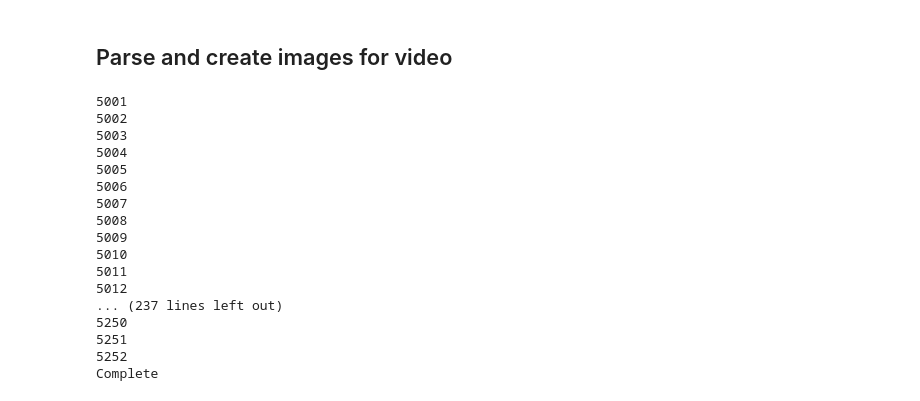
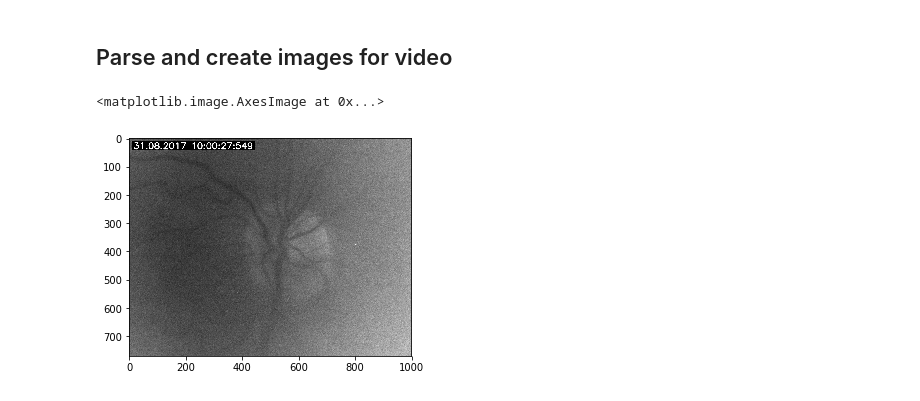
Before and after one commit to AndreaR23/vessel_segmentation, a Jupyter notebook: result_code/UNET/disks/DIsk_from_video.ipynb, the cells around one changed output. Cells and saved outputs as stored; diff of their text form; code cells hidden in the pictures.

```diff
--- a/result_code/UNET/disks/DIsk_from_video.ipynb
+++ b/result_code/UNET/disks/DIsk_from_video.ipynb
@@ -32,51 +38,10 @@ Loaded model from disk
 # %% [markdown]
 ## Parse and create images for video
 # %%
-path_video = '/mnt/data/aja/diplomka/polcar/Study_02_00103_03_L.avi'
+path_video = '/home/andrea/learning/vessel_segmentation/videa_pop2/Study_02_00056_01_L.avi'
 cap = cv2.VideoCapture(path_video)
 success, image = cap.read()
-totalFrames = cap.get(cv2.CAP_PROP_FRAME_COUNT)
+plt.imshow(image)
+# %% [output]
+<matplotlib.image.AxesImage at 0x...>
+[figure, added]
-# %%
-idx = 5000
-
-while success:
-    success, image = cap.read()
-
-    try:
-        test_img = preprocess_input(image_ut.preprocess_image(image))/255.
-        expand_test = np.expand_dims(test_img, axis=0)
-        predicted_img = unet_resnet18_100.predict(expand_test)
-
-        filtered_image = process_res.med_ext_med_filt(predicted_img)
-        tresholded_image = process_res.tresholding(filtered_image)
-
-        contours_image = process_res.find_contours(test_img, tresholded_image)
-
-        idx = idx+1
-        print(idx)
-
-        cv2.imwrite("/mnt/data/aja/diplomka/polcar/disks_imgs/frame"+str(idx)+".jpg", img*255)
-
-    except:
-        cap.release()
-        cv2.destroyAllWindows()
-        print("Complete")
-        break
-# %% [output]
-5001
-5002
-5003
-5004
-5005
-5006
-5007
-5008
-5009
-5010
-5011
-5012
-... (237 lines left out)
-5250
-5251
-5252
-Complete
```
Also changed, not shown: parts of 7 cells of this notebook, 13 other files.
